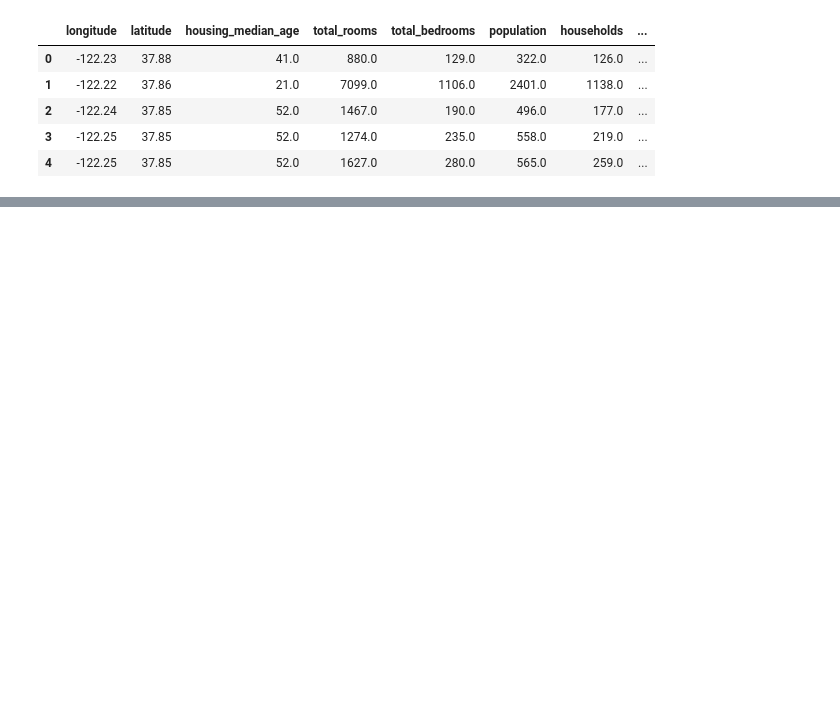
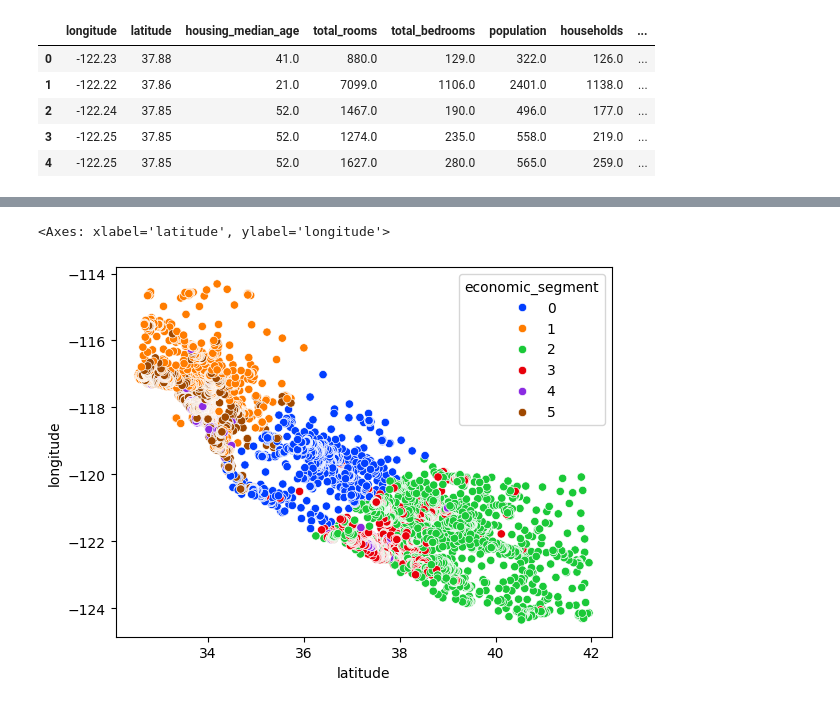
Before and after one commit to diegochavez/machine-learning-practice, a Jupyter notebook: clustering_kmeans.ipynb, the cells around one changed output, grey strips where cells are left out. Saved outputs shown, nothing was run; the diff lists cells and outputs as text; code cells hidden in the pictures; blank space fills up the shorter version.

```diff
--- a/clustering_kmeans.ipynb
+++ b/clustering_kmeans.ipynb
@@ -13,0 +38,8 @@ data.head()
+# %%
+from sklearn.cluster import KMeans
+
+X = data.loc[:, ["latitude", "longitude", "median_income"]]
+
+model = KMeans(n_clusters=6)
+
+predictions = model.fit_predict(X)
@@ -13,0 +50,4 @@ data.head()
+# %%
+X["economic_segment"] = predictions
+
+X.head()
@@ -13,0 +72,15 @@ data.head()
+# %%
+import seaborn as sb
+import numpy as np
+
+sb.scatterplot(
+    x="latitude",
+    y="longitude",
+    data=X,
+    hue="economic_segment",
+    palette="bright",
+
+    )
+# %% [output]
+<Axes: xlabel='latitude', ylabel='longitude'>
+[figure, added]
```
Also changed, not shown: parts of 7 cells of this notebook.
